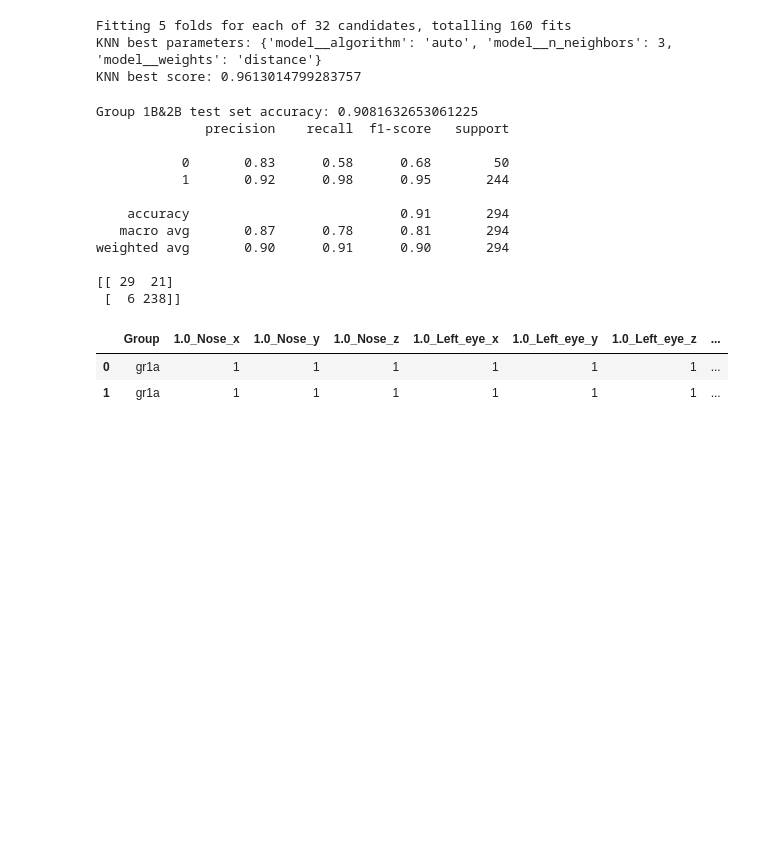
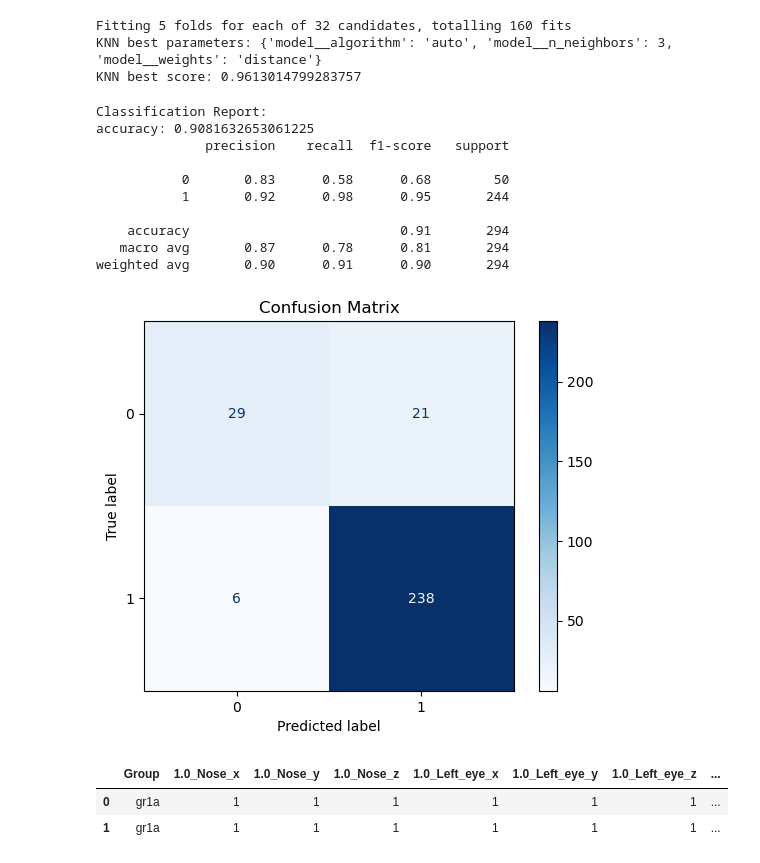
Before and after one commit to ttuyetdinh/main, a Jupyter notebook: keeral.ipynb, the cells around one changed output. Drawn from its saved outputs; the diff is of its cells as text; code cells hidden in the pictures; blank space fills up the shorter version.

Commit message:
plot confusion matrix

```diff
--- a/keeral.ipynb
+++ b/keeral.ipynb
@@ -378,40 +384,45 @@ Fitting 5 folds for each of 32 candidates, totalling 160 fits
 KNN best parameters: {'model__algorithm': 'auto', 'model__n_neighbors': 3, 'model__weights': 'distance'}
 KNN best score: 0.9613014799283757
 # %%
-from sklearn.metrics import classification_report, confusion_matrix
+from sklearn.metrics import classification_report, confusion_matrix, ConfusionMatrixDisplay
+import matplotlib.pyplot as plt
 to_predict_dataset = group_by_activity([group1A_mean_df, group2A_mean_df], ['Activity'])
-
 # use the above model to predict the backpain for group2B
 
 X_to_predict = to_predict_dataset.drop(columns=['Group', 'Backpain'])
 
-y_to_predict = to_predict_dataset['Backpain']
-
+y_true = to_predict_dataset['Backpain']
 
 y_pred = grid_search_knn.predict(X_to_predict)
 
-accuracy_pred = accuracy_score(y_to_predict, y_pred)
+accuracy_pred = accuracy_score(y_true, y_pred)
 
 
-print(f"Group 1B&2B test set accuracy: {accuracy_pred}")
+# Print classification report
+print("Classification Report:")
+print("accuracy:", accuracy_pred)
+print(classification_report(y_true, y_pred))
 
+# Compute confusion matrix
+cm = confusion_matrix(y_true, y_pred)
 
-# i want to see other metrics like precision, recall, f1-score, confusion matrix
-print(classification_report(y_to_predict, y_pred))
-print(confusion_matrix(y_to_predict, y_pred))
+# Display confusion matrix
+disp = ConfusionMatrixDisplay(confusion_matrix=cm)
+disp.plot(cmap=plt.cm.Blues)
+plt.title("Confusion Matrix")
+plt.show()
 # %% [output]
-Group 1B&2B test set accuracy: 0.9081632653061225
+Classification Report:
+accuracy: 0.9081632653061225
               precision    recall  f1-score   support
 
            0       0.83      0.58      0.68        50
            1       0.92      0.98      0.95       244
 
     accuracy                           0.91       294
    macro avg       0.87      0.78      0.81       294
 weighted avg       0.90      0.91      0.90       294
-
-[[ 29  21]
- [  6 238]]
+[figure, added]
 # %%
 
 
```
Also changed, not shown: parts of 1 cell of this notebook.
